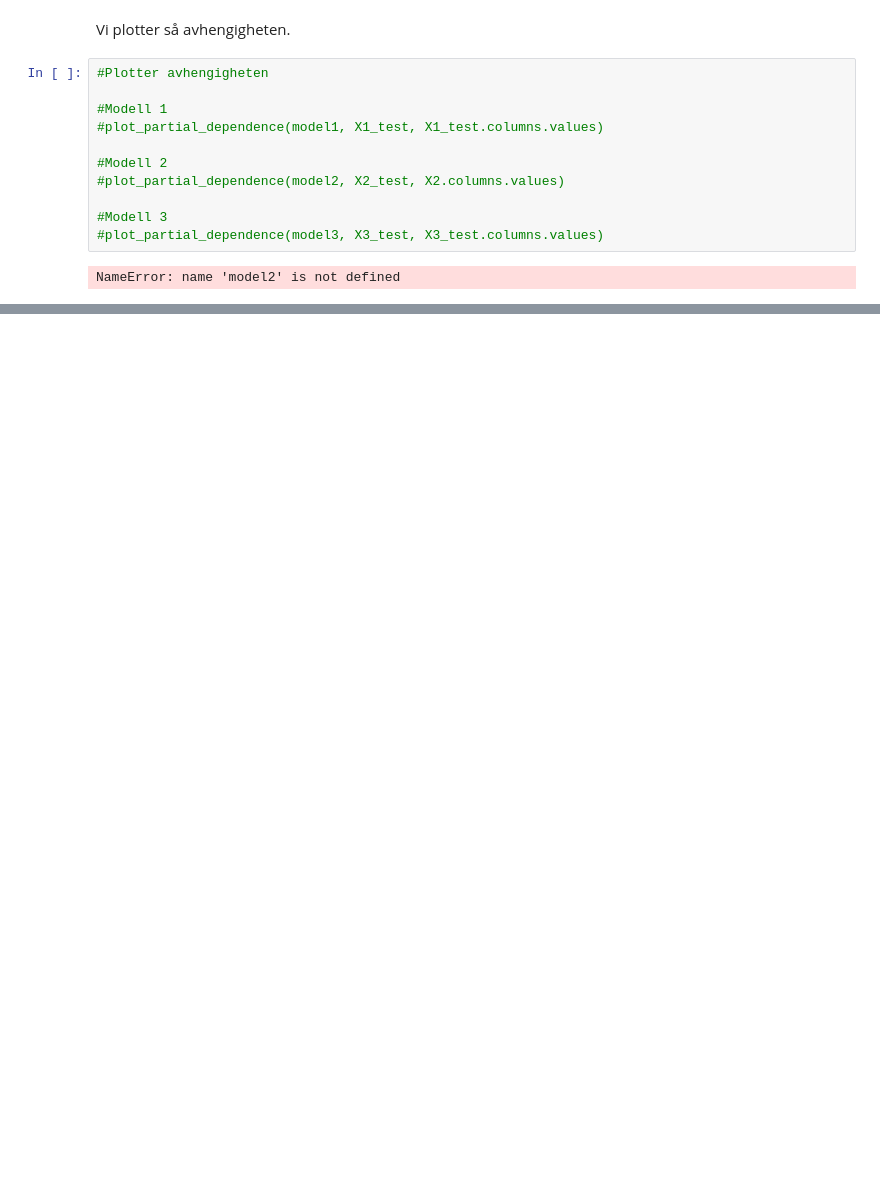
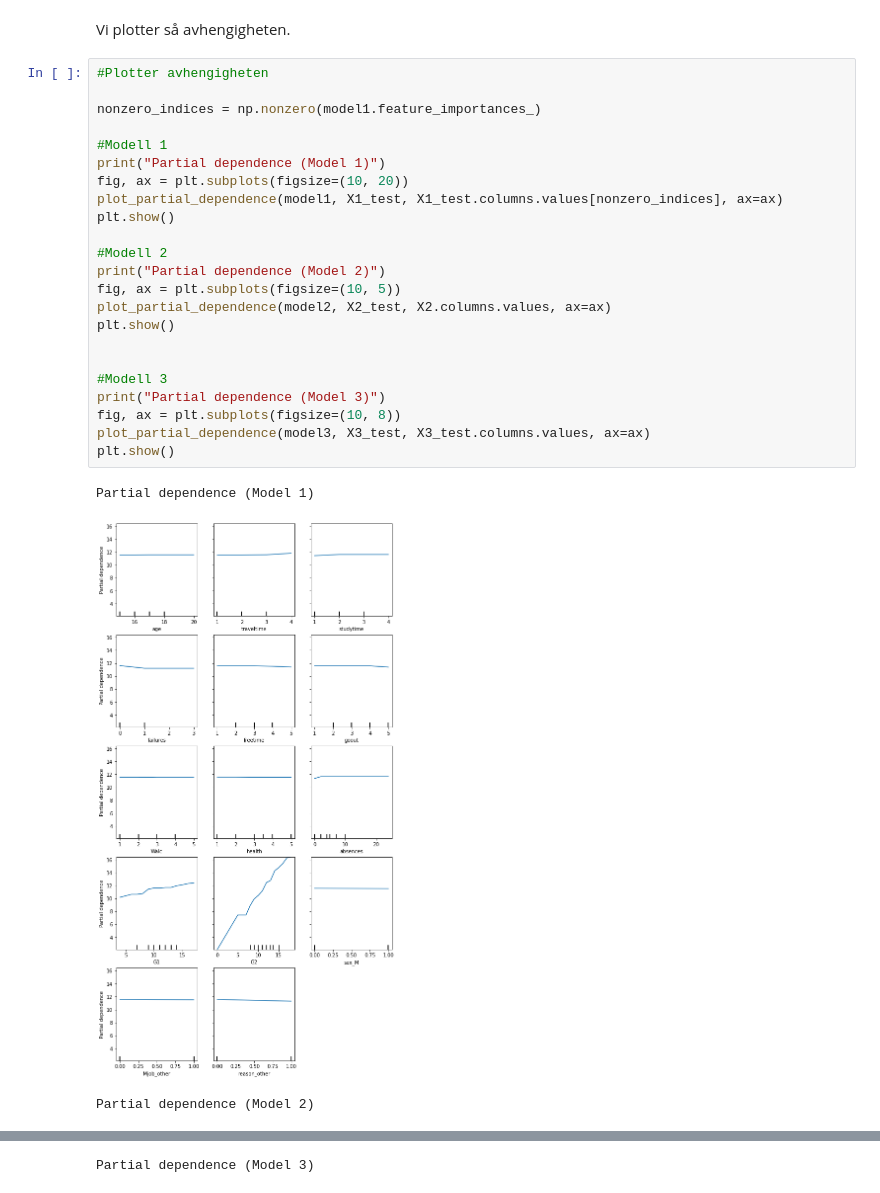
Before and after one commit to sim-hal/Studentkarakterer, a Jupyter notebook: Reports/Report (code).ipynb, the cells around one changed output, grey strips where cells are left out. Drawn from its saved outputs; the diff is of its cells as text; blank space fills up the shorter version.

```diff
--- a/Reports/Report (code).ipynb
+++ b/Reports/Report (code).ipynb
@@ -142,13 +196,27 @@ Vi plotter så avhengigheten.
 # %%
 #Plotter avhengigheten
 
+nonzero_indices = np.nonzero(model1.feature_importances_)
+
 #Modell 1
-#plot_partial_dependence(model1, X1_test, X1_test.columns.values)
+print("Partial dependence (Model 1)")
+fig, ax = plt.subplots(figsize=(10, 20))
+plot_partial_dependence(model1, X1_test, X1_test.columns.values[nonzero_indices], ax=ax)
+plt.show()
 
 #Modell 2
-#plot_partial_dependence(model2, X2_test, X2.columns.values)
+print("Partial dependence (Model 2)")
+fig, ax = plt.subplots(figsize=(10, 5))
+plot_partial_dependence(model2, X2_test, X2.columns.values, ax=ax)
+plt.show()
+
 
 #Modell 3
-#plot_partial_dependence(model3, X3_test, X3_test.columns.values)
+print("Partial dependence (Model 3)")
+fig, ax = plt.subplots(figsize=(10, 8))
+plot_partial_dependence(model3, X3_test, X3_test.columns.values, ax=ax)
+plt.show()
 # %% [output]
-NameError: name 'model2' is not defined
+Partial dependence (Model 1)
+[figure, added]
+Partial dependence (Model 2)
@@ -154,0 +224 @@ NameError: name 'model2' is not defined
+Partial dependence (Model 3)
```
Also changed, not shown: parts of 5 cells of this notebook, 1 other file.
